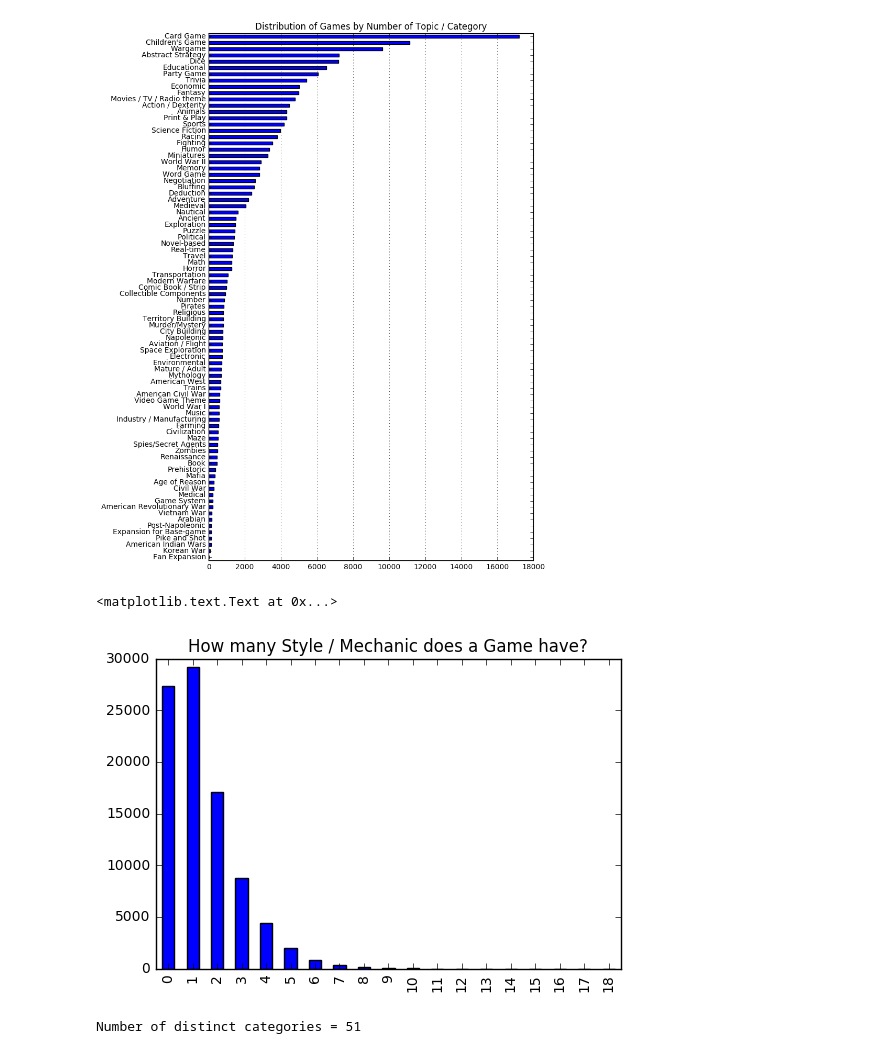
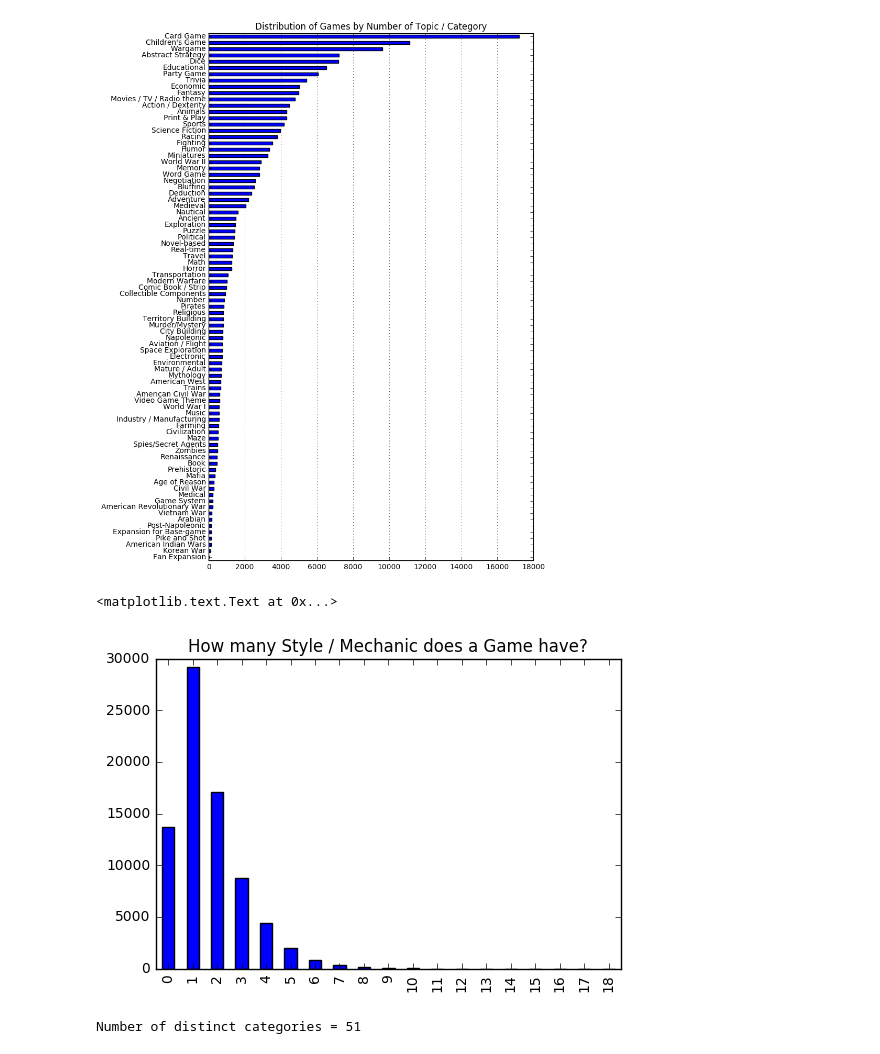
Before and after one commit to gaku-tobinobu/board_game, a Jupyter notebook: Similarity_BoardGames.ipynb, the cells around one changed output. Drawn from its saved outputs; the diff is of its cells as text; code cells hidden in the pictures.

```diff
--- a/Similarity_BoardGames.ipynb
+++ b/Similarity_BoardGames.ipynb
@@ -62,3 +62,19 @@ df.head(5)
 | 3 | 4.0 | When you see the triangular box a... | //cf.geekdo-images.com/images/pic... | 4.0 | 60.0 | 12.0 | ... |
 | 4 | 5.0 | In Acquire, each player strategic... | //cf.geekdo-images.com/images/pic... | 6.0 | 90.0 | 12.0 | ... |
 5 rows × 28 columns
+# %%
+print str(np.sum(df['game.id'].isnull())) + " records have null IDs? "
+print 'i am going to get rid of records with null ids - these need a separate inquiry, outside of the current scope'
+
+
+fig = plt.figure(figsize=(5,5))
+# plot chart
+ax1 = plt.subplot(111, aspect='equal')
+fig.suptitle('Ratio of Bad Records - missing ID and other columns', fontsize=16)
+df['game.id'].isnull().value_counts(sort=False).plot(kind='pie', ax=ax1, autopct='%1.1f%%',
+                                                     startangle=90, shadow=False, legend = False, fontsize=14)
+
+# removing bad records from the data
+df = df[~df['game.id'].isnull()]
+df['game.id'] = df['game.id'].astype(int)
+# df = df.set_index('game.id')
@@ -125,17 +145,17 @@ Number of distinct categories = 84
 <matplotlib.text.Text at 0x...>
 [figure]
 # %%
-df['attributes.boardgamemechanic']
+
 
 # df['attributes.boardgamemechanic'] = df['attributes.boardgamemechanic'].fillna('')
 df['mechanic_list'] = df['attributes.boardgamemechanic'].fillna('').apply(lambda x: x.split(',') if x!='' else [])
 
 df['mechanic_count'] = df['mechanic_list'].apply(lambda x: len(set(x))) # set to get unique list of categories - not sure duplicates
 df['mechanic_count'].value_counts().sort_index().plot(kind = 'bar')
 plt.title("How many Style / Mechanic does a Game have?")
 # %% [output]
 <matplotlib.text.Text at 0x...>
-[figure, old version]
+[figure, new version]
 # %%
 mechanic_full_list = [category for record in df['mechanic_list'].tolist() for category in record]
 print "Number of distinct categories = " + str(len(set(mechanic_full_list)))
```
Also changed, not shown: parts of 16 cells of this notebook.
